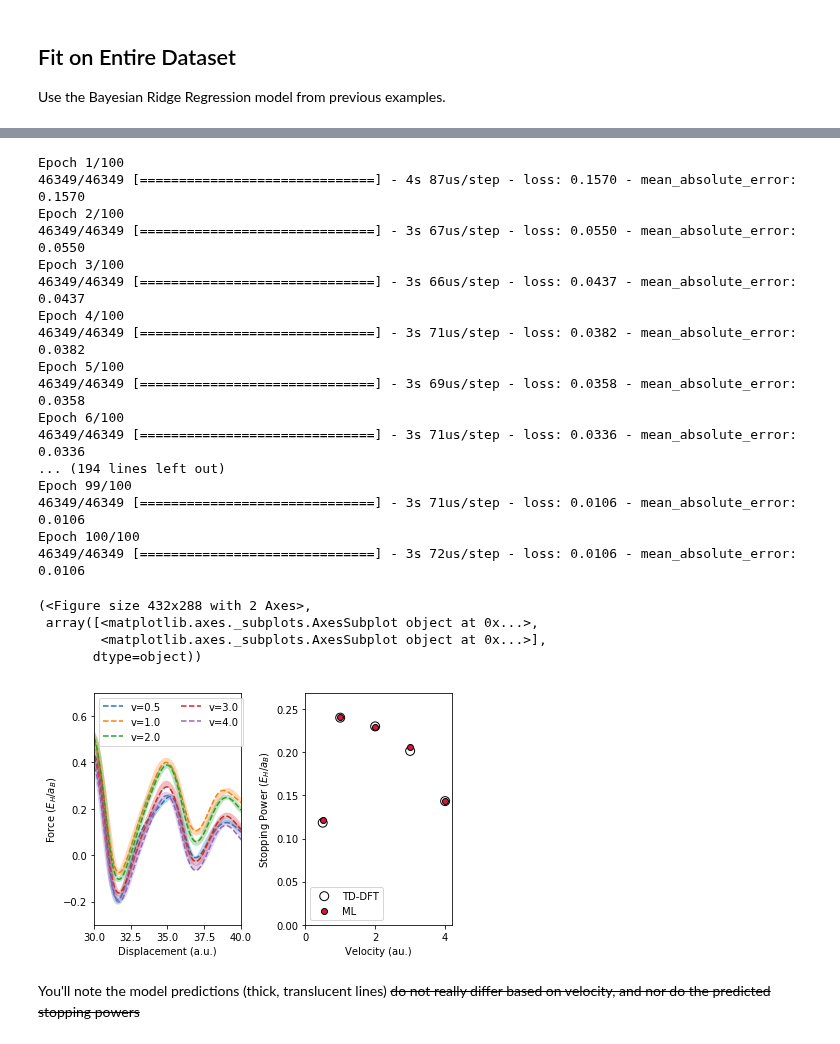
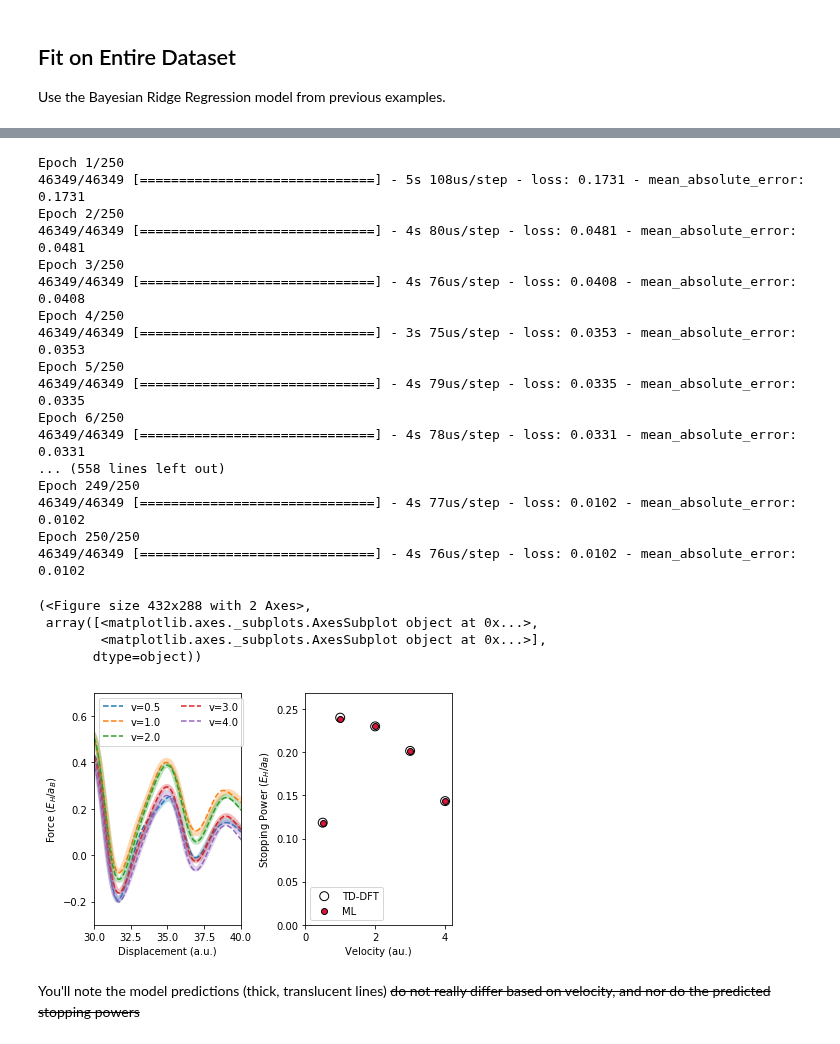
Before and after one commit to globus-labs/stopping-power-ml, a Jupyter notebook: multiple-velocities/1b_build-neural-net.ipynb, the cells around one changed output, grey strips where cells are left out. Saved outputs shown, nothing was run; the diff lists cells and outputs as text; code cells hidden in the pictures.

```diff
--- a/multiple-velocities/1b_build-neural-net.ipynb
+++ b/multiple-velocities/1b_build-neural-net.ipynb
@@ -94,12 +95,15 @@ for f in featurizers:
 # %% [output]
 "\n%%time\nfor f in featurizers:\n    data = f.featurize_dataframe(data, 'atoms', n_jobs=None)\n"
 # %%
+data['velocity_str'] = [str(velocity) for velocity in data['velocity']]
 data['v0'] = [ v[0] for v in data['velocity'] ]
 data['v1'] = [ v[1] for v in data['velocity'] ]
 data['v2'] = [ v[2] for v in data['velocity'] ]
 # %%
 X_cols = sum([f.feature_labels() for f in featurizers.featurizers], [])
-X_cols += ['v0','v1','v2']
+X_cols_orig = X_cols.copy()
+V_cols = ['v0','v1','v2']
+X_cols += V_cols
 y_col = 'force'
 # %%
 #data['velocity_mag'] = data['velocity'].apply(np.linalg.norm)
@@ -139,15 +127,26 @@ for i in range(-2, 2):
 ## Fit on Entire Dataset
 Use the Bayesian Ridge Regression model from previous examples.
 # %%
-def fit_on_whole_dataset(model, callbacks=[], epochs=1):
+def fit_on_whole_dataset(model, callbacks=[], epochs=1, split_v=False):
 
-    try:
-        model.fit(data[X_cols], data[y_col], epochs=epochs, callbacks=callbacks)
-    except Exception as e:
-        print(e)
-        model.fit(data[X_cols], data[y_col])
+    if split_v:
+        try:
+            model.fit([data[X_cols_orig], data[V_cols]], data[y_col], epochs=epochs, callbacks=callbacks)
+        except Exception as e:
+            print(e)
+            model.fit([data[X_cols_orig], data[V_cols]], data[y_col])
 
-    data['force_fit'] = model.predict(data[X_cols])
+    else:
+        try:
+            model.fit(data[X_cols], data[y_col], epochs=epochs, callbacks=callbacks)
+        except Exception as e:
+            print(e)
+            model.fit(data[X_cols], data[y_col])
+
+    if split_v:
+        data['force_fit'] = model.predict([data[X_cols_orig], data[V_cols]])
+    else:
+        data['force_fit'] = model.predict(data[X_cols])
 
     fig, ax = plt.subplots(1, 2)
 
@@ -160,7 +159,10 @@ def fit_on_whole_dataset(model, callbacks=[], epochs=1):
         # Plot the performance
         my_line, = ax[0].plot(group['displacement'], group['force'], linestyle='--', label='v='+gid[-3:])
 
-        ax[0].plot(group['displacement'], model.predict(group[X_cols]), color=my_line.get_color(), lw=5, alpha=0.3)
+        if split_v:
+            ax[0].plot(group['displacement'], model.predict([group[X_cols_orig], group[V_cols]]), color=my_line.get_color(), lw=5, alpha=0.3)
+        else:
+            ax[0].plot(group['displacement'], model.predict(group[X_cols]), color=my_line.get_color(), lw=5, alpha=0.3)
 
         ax[0].set_xlim(30, 40)
         ax[0].set_ylim(-0.3, 0.7)
@@ -187,7 +189,7 @@ def fit_on_whole_dataset(model, callbacks=[], epochs=1):
 
     return fig, ax
 # %%
-def build_dense_model(layers, input_shape, activation, optimizer='adam', loss='mean_absolute_error'):
+def build_dense_model(layers, input_shape, activation, optimizer='adam', loss='mean_absolute_error', summary=False):
     model = Sequential()
     model.add(Dense(layers[0], input_shape=input_shape, activation=activation))
     for layer in layers[1:]:
@@ -195,4 +197,6 @@ def build_dense_model(layers, input_shape, activation, optimizer='adam', loss='m
     model.add(Dense(1, activation='linear'))
 
     model.compile(loss=loss, optimizer=optimizer, metrics=[loss])
+    if summary:
+        model.summary()
     return model
@@ -199,37 +268,37 @@ def build_dense_model(layers, input_shape, activation, optimizer='adam', loss='m
 # %%
 input_shape = (21,)
 layers = (input_shape[0],16,8,4)
-activation = 'relu'
+activation = 'elu'
 #optimizer = 'rmsprop'
 #loss = 'mean_squared_error'
-epochs = 100
+epochs = 250
 
 callbacks = [ReduceLROnPlateau(monitor='mean_absolute_error', patience=5, verbose=1, factor=0.5, mode='auto')]
 
 fit_on_whole_dataset( build_dense_model(layers, input_shape, activation), callbacks=callbacks, epochs=epochs )
 # %% [output]
-Epoch 1/100
-46349/46349 [==============================] - 4s 87us/step - loss: 0.1570 - mean_absolute_error: 0.1570
-Epoch 2/100
-46349/46349 [==============================] - 3s 67us/step - loss: 0.0550 - mean_absolute_error: 0.0550
-Epoch 3/100
-46349/46349 [==============================] - 3s 66us/step - loss: 0.0437 - mean_absolute_error: 0.0437
-Epoch 4/100
-46349/46349 [==============================] - 3s 71us/step - loss: 0.0382 - mean_absolute_error: 0.0382
-Epoch 5/100
-46349/46349 [==============================] - 3s 69us/step - loss: 0.0358 - mean_absolute_error: 0.0358
-Epoch 6/100
-46349/46349 [==============================] - 3s 71us/step - loss: 0.0336 - mean_absolute_error: 0.0336
-... (194 lines left out)
-Epoch 99/100
-46349/46349 [==============================] - 3s 71us/step - loss: 0.0106 - mean_absolute_error: 0.0106
-Epoch 100/100
-46349/46349 [==============================] - 3s 72us/step - loss: 0.0106 - mean_absolute_error: 0.0106
+Epoch 1/250
+46349/46349 [==============================] - 5s 108us/step - loss: 0.1731 - mean_absolute_error: 0.1731
+Epoch 2/250
+46349/46349 [==============================] - 4s 80us/step - loss: 0.0481 - mean_absolute_error: 0.0481
+Epoch 3/250
+46349/46349 [==============================] - 4s 76us/step - loss: 0.0408 - mean_absolute_error: 0.0408
+Epoch 4/250
+46349/46349 [==============================] - 3s 75us/step - loss: 0.0353 - mean_absolute_error: 0.0353
+Epoch 5/250
+46349/46349 [==============================] - 4s 79us/step - loss: 0.0335 - mean_absolute_error: 0.0335
+Epoch 6/250
+46349/46349 [==============================] - 4s 78us/step - loss: 0.0331 - mean_absolute_error: 0.0331
+... (558 lines left out)
+Epoch 249/250
+46349/46349 [==============================] - 4s 77us/step - loss: 0.0102 - mean_absolute_error: 0.0102
+Epoch 250/250
+46349/46349 [==============================] - 4s 76us/step - loss: 0.0102 - mean_absolute_error: 0.0102
 (<Figure size 432x288 with 2 Axes>,
  array([<matplotlib.axes._subplots.AxesSubplot object at 0x...>,
         <matplotlib.axes._subplots.AxesSubplot object at 0x...>],
        dtype=object))
-[figure, old version]
+[figure, new version]
 # %% [markdown]
 You'll note the model predictions (thick, translucent lines) <del>do not really differ based on velocity, and nor do the predicted stopping powers</del>
 # %%
```
Also changed, not shown: parts of 13 cells of this notebook.
